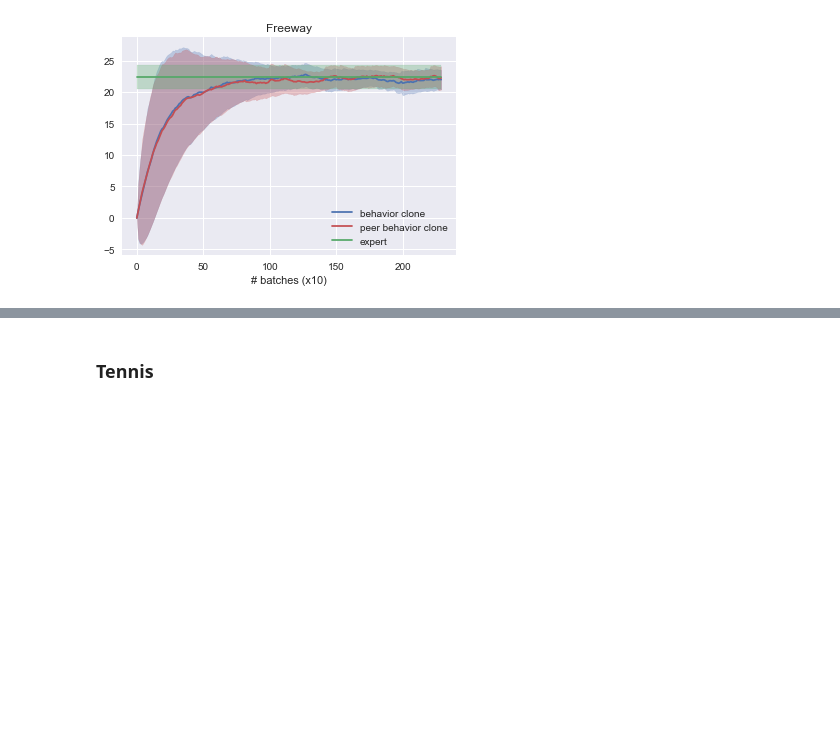
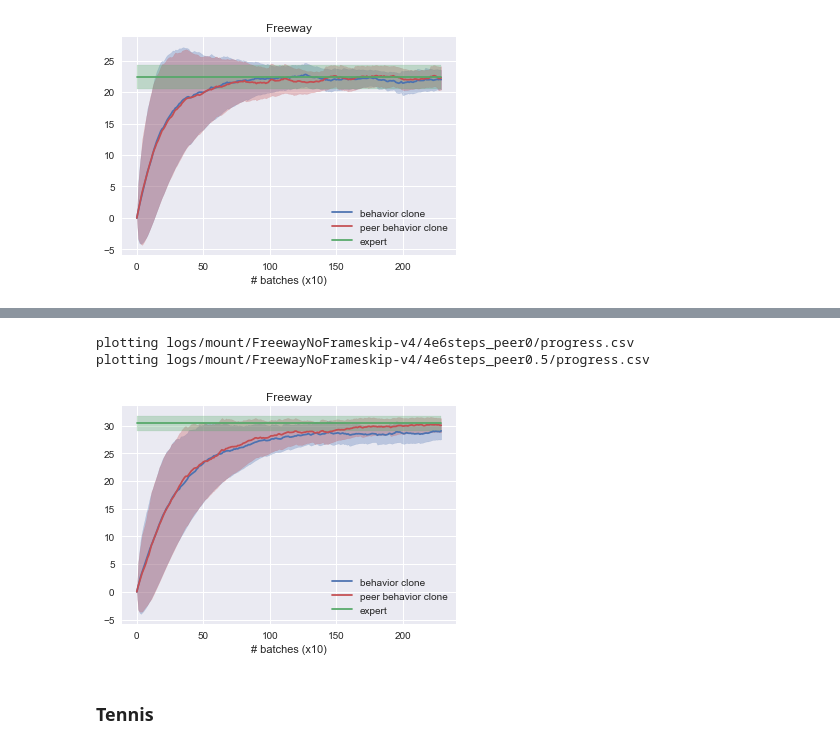
Before and after one commit to gohsyi/peer_bc_ct, a Jupyter notebook: plotter.ipynb, the cells around one changed output, grey strips where cells are left out. Cells and saved outputs as stored; diff of their text form; code cells hidden in the pictures; blank space fills up the shorter version.

```diff
--- a/plotter.ipynb
+++ b/plotter.ipynb
@@ -614,3 +691,26 @@ plotting logs/mount/FreewayNoFrameskip-v4/2e6steps_peer0dot5/progress.csv
+# %%
+plot(
+    {
+        'path': 'logs/mount/FreewayNoFrameskip-v4/4e6steps_peer0',
+        'label': 'behavior clone',
+    },
+    {
+        'path': 'logs/mount/FreewayNoFrameskip-v4/4e6steps_peer0.5',
+        'label': 'peer behavior clone',
+        'color': 'C2'
+    },
+    column='ep_reward_mean',
+    xlabel='# batches (x10)',
+    title='Freeway',
+    episodes=230,
+    smooth_rate=0.05,
+    expert=np.load(
+        'logs/mount/FreewayNoFrameskip-v4/baseline/5e6_steps/expert.npz')['episode_returns']
+)
+# %% [output]
+plotting logs/mount/FreewayNoFrameskip-v4/4e6steps_peer0/progress.csv
+plotting logs/mount/FreewayNoFrameskip-v4/4e6steps_peer0.5/progress.csv
+[figure, added]
 # %% [markdown]
 ### Tennis
 # %% [markdown]
```
Also changed, not shown: parts of 6 cells of this notebook, 4 other files.
